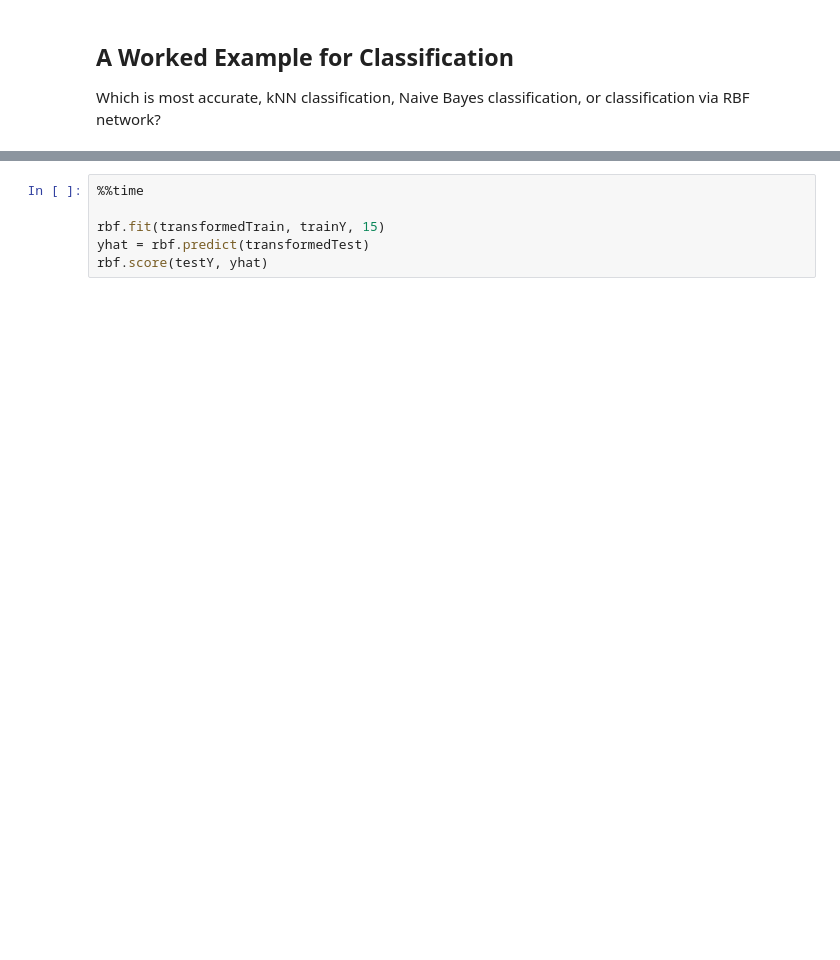
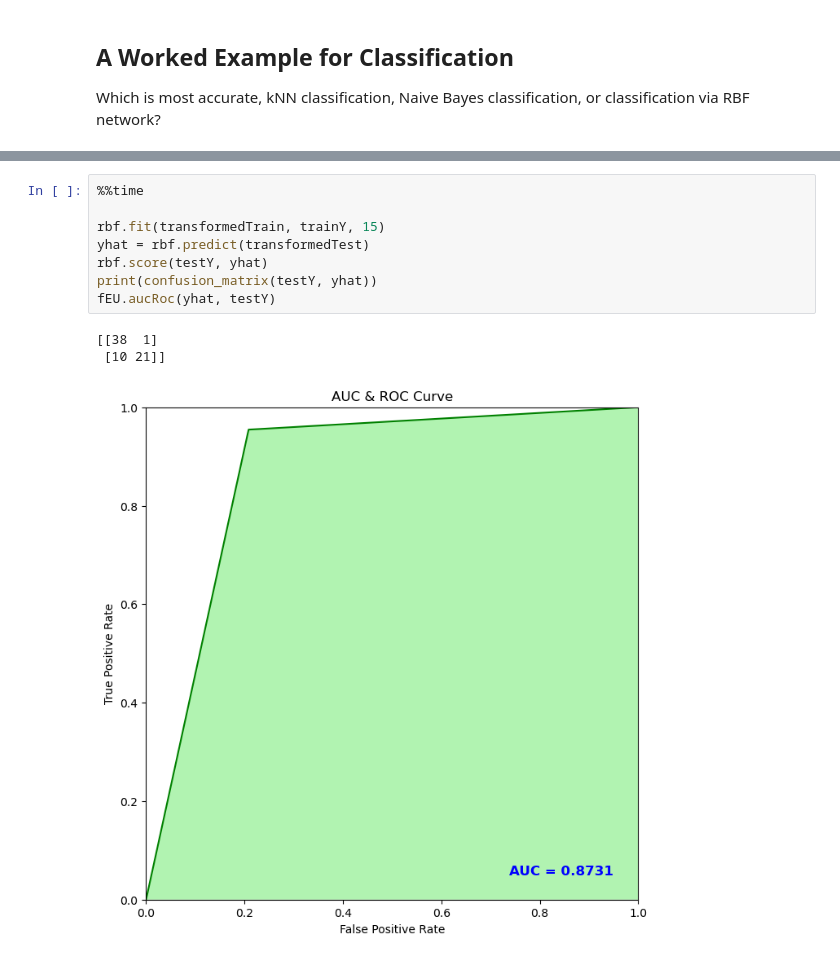
Before and after one commit to ajstent/CS252S22, a Jupyter notebook: CS252S22_FinalExam_Review.ipynb, the cells around one changed output, grey strips where cells are left out. Cells and saved outputs as stored; diff of their text form; blank space fills up the shorter version.

```diff
--- a/CS252S22_FinalExam_Review.ipynb
+++ b/CS252S22_FinalExam_Review.ipynb
@@ -267,6 +705,12 @@ rbf.explorePrototypes(transformedTrain, 2, 20, 1)
 # %%
 %%time
 
 rbf.fit(transformedTrain, trainY, 15)
 yhat = rbf.predict(transformedTest)
 rbf.score(testY, yhat)
+print(confusion_matrix(testY, yhat))
+fEU.aucRoc(yhat, testY)
+# %% [output]
+[[38  1]
+ [10 21]]
+[figure, added]
```
Also changed, not shown: parts of 24 cells of this notebook, 2 other files.
